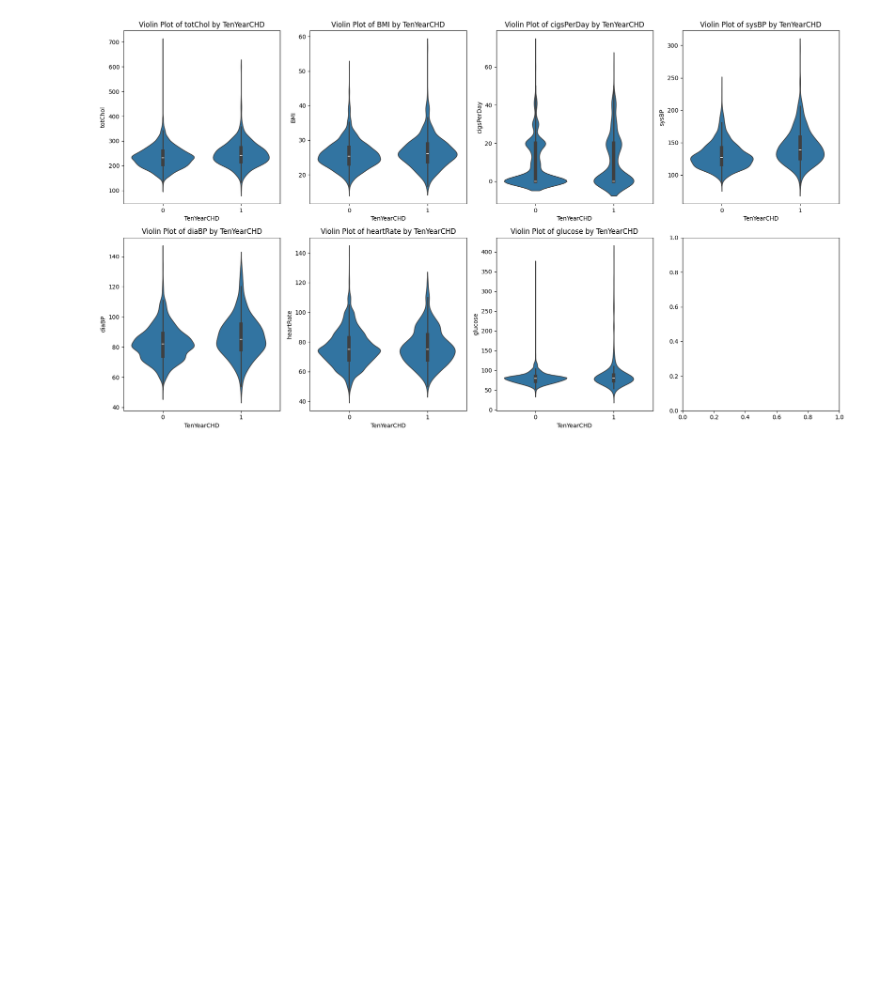
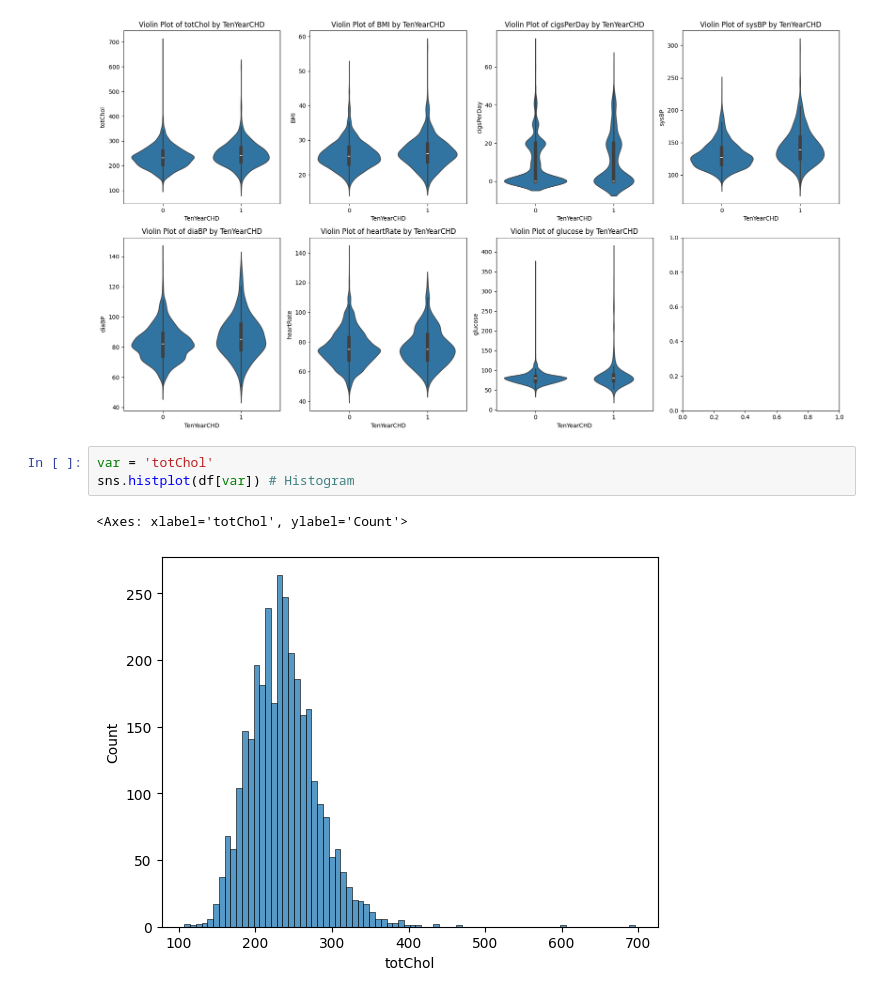
Before and after one commit to madisonhgallagher/project_chd, a Jupyter notebook: Visualizations.ipynb, the cells around one changed output. Saved outputs shown, nothing was run; the diff lists cells and outputs as text; blank space fills up the shorter version.

Commit message:
More visualizations created on 4/11

```diff
--- a/Visualizations.ipynb
+++ b/Visualizations.ipynb
@@ -58,3 +58,9 @@ plt.tight_layout()
 plt.show()
 # %% [output]
 [figure]
+# %%
+var = 'totChol'
+sns.histplot(df[var]) # Histogram
+# %% [output]
+<Axes: xlabel='totChol', ylabel='Count'>
+[figure, added]
```
Also changed, not shown: parts of 12 cells of this notebook.
